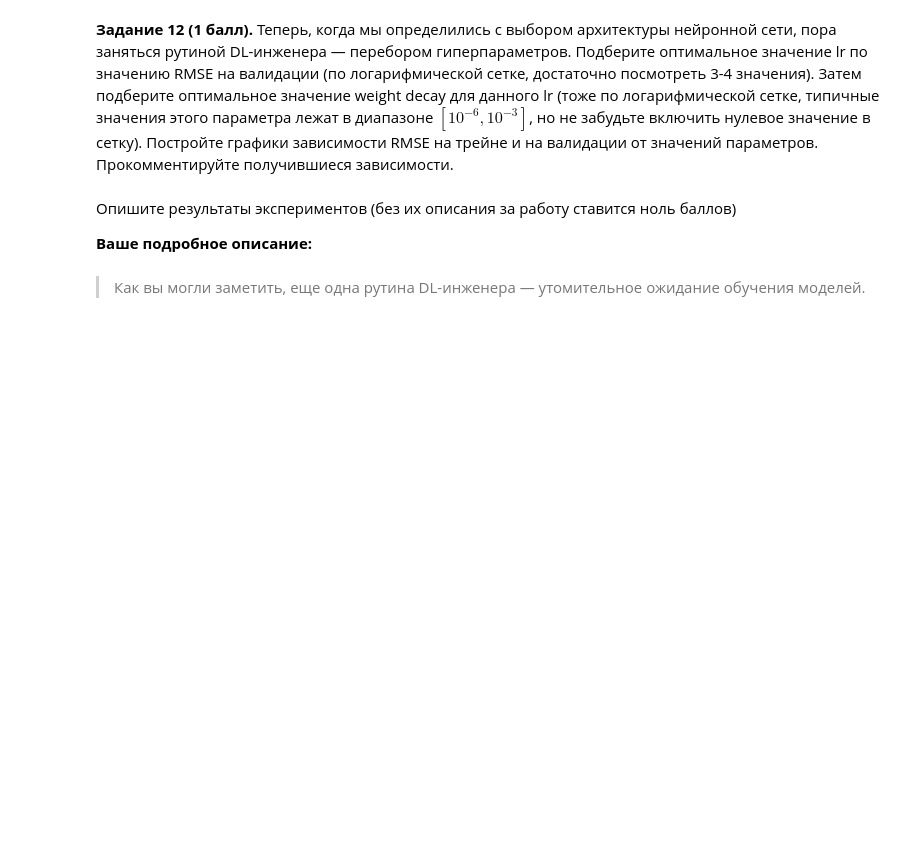
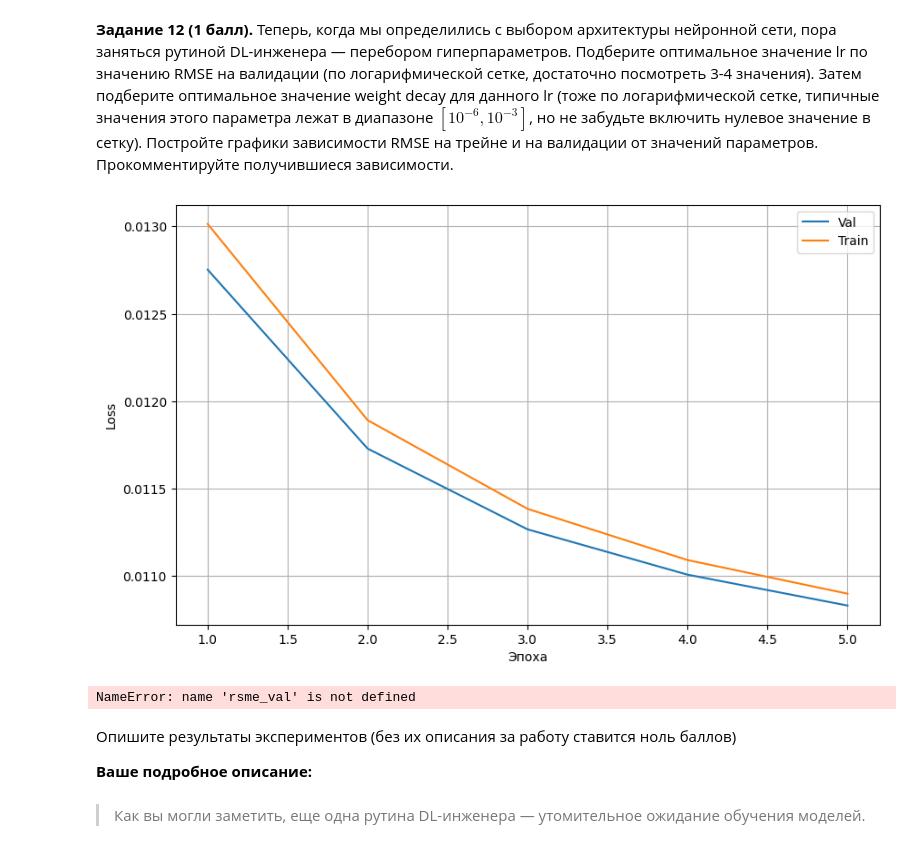
Before and after one commit to Aleksander-23443/iad_dl, a Jupyter notebook: dz1_iad/homework_01.ipynb, the cells around one changed output. Saved outputs shown, nothing was run; the diff lists cells and outputs as text; code cells hidden in the pictures; blank space fills up the shorter version.

```diff
--- a/dz1_iad/homework_01.ipynb
+++ b/dz1_iad/homework_01.ipynb
@@ -971,0 +972,40 @@ __Ваше подробное описание:__
+# %%
+# your code here (｡❤‿❤｡)
+class  HarderNetForSongWithDrop(nn.Module):
+
+    def __init__(self, num_input_param):
+        super().__init__()
+
+        self.model = nn.Sequential(
+            nn.Linear(in_features=num_input_param, out_features=256),
+            nn.Dropout(p=0.2),
+            nn.ReLU(),
+            nn.Linear(in_features=256, out_features=128),
+            nn.Dropout(p=0.2),
+            nn.ReLU(),
+            nn.Linear(in_features=128, out_features=1),
+            nn.Sigmoid()
+        )
+    def forward(self, x):
+        return self.model(x)
+# %%
+learning_rates = [1e-5, 1e-4, 1e-3, 1e-2]
+tot_rmse = []
+n = X_train.shape[1]
+best_lr = 1e-5
+best_rmse = 10^6
+for lr in learning_rates:
+    pod_mod = HarderNetForSongWithDrop(n).to(device)
+    optim = torch.optim.Adam(pod_mod.parameters(), lr=lr)
+    loss = nn.MSELoss()
+    train(pod_mod, optim, loss, data_train_value_norm,data_test_value_norm,5,task='reg')
+
+    pred_val = denormalize(predict(batchnorm_model, data_val_value_norm , task='reg'))
+    rmse_val = ((pred_val - y_val_tensor.reshape(-1, 1)) ** 2).mean().sqrt()
+    tot_rmse.append(rmse_val)
+    if rmse_val < best_rmse:
+        best_rmse = rmse_val
+        best_le = lr
+# %% [output]
+[figure, added]
+NameError: name 'rsme_val' is not defined
```
Also changed, not shown: parts of 5 cells of this notebook.
